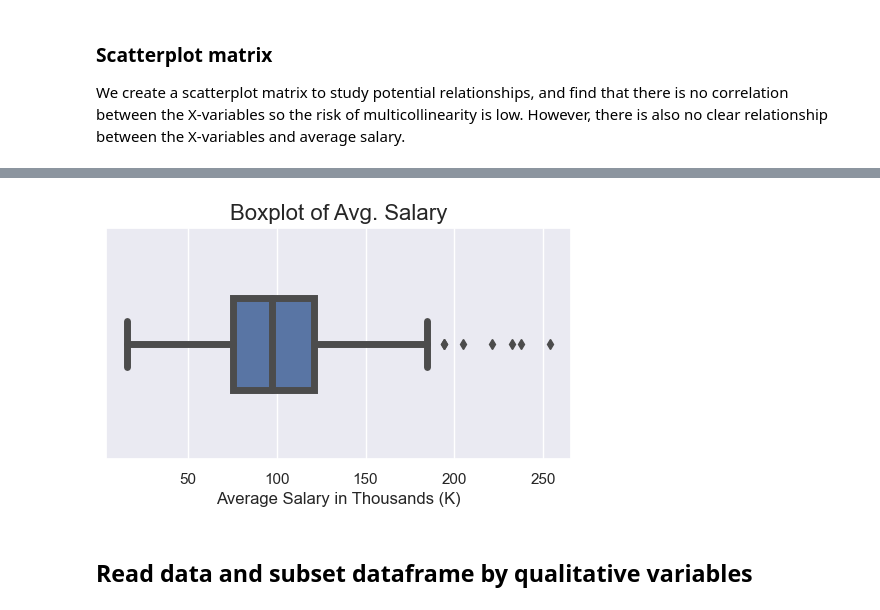
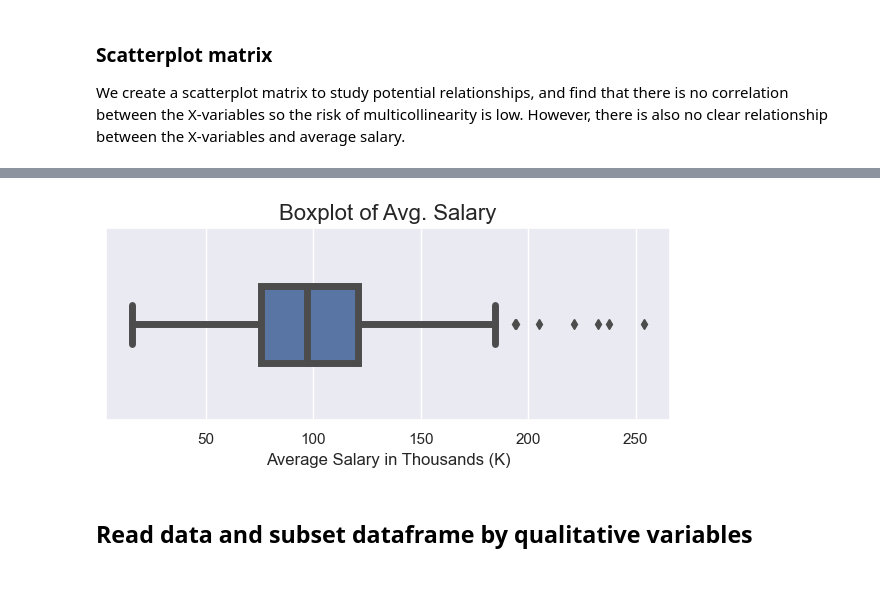
Before and after one commit to jttsai99/data_science_salary, a Jupyter notebook: EDA.ipynb, the cells around one changed output, grey strips where cells are left out. Saved outputs shown, nothing was run; the diff lists cells and outputs as text; code cells hidden in the pictures; blank space fills up the shorter version.

```diff
--- a/EDA.ipynb
+++ b/EDA.ipynb
@@ -84,12 +88,13 @@ fig4.figure.savefig(save_location+'hist_sqrt_avg_sal', dpi=300)
 # %%
 fig5 = plt.figure(figsize=(6, 3))
 fig5 = sns.boxplot(x="avg_salary_k",data = df, linewidth=5, width=0.4)
 #modify individual font size of elements
 fig5.set_xlabel('Average Salary in Thousands (K)', fontsize=12);
 fig5.set_title('Boxplot of Avg. Salary', fontsize=16)
+plt.tight_layout()
 fig5.figure.savefig(save_location+'bp_avg_salary', dpi=300)
 # %% [output]
-[figure, old version]
+[figure, new version]
 # %% [markdown]
 ## Read data and subset dataframe by qualitative variables
 # %%
```
Also changed, not shown: parts of 10 cells of this notebook, 12 other files.
